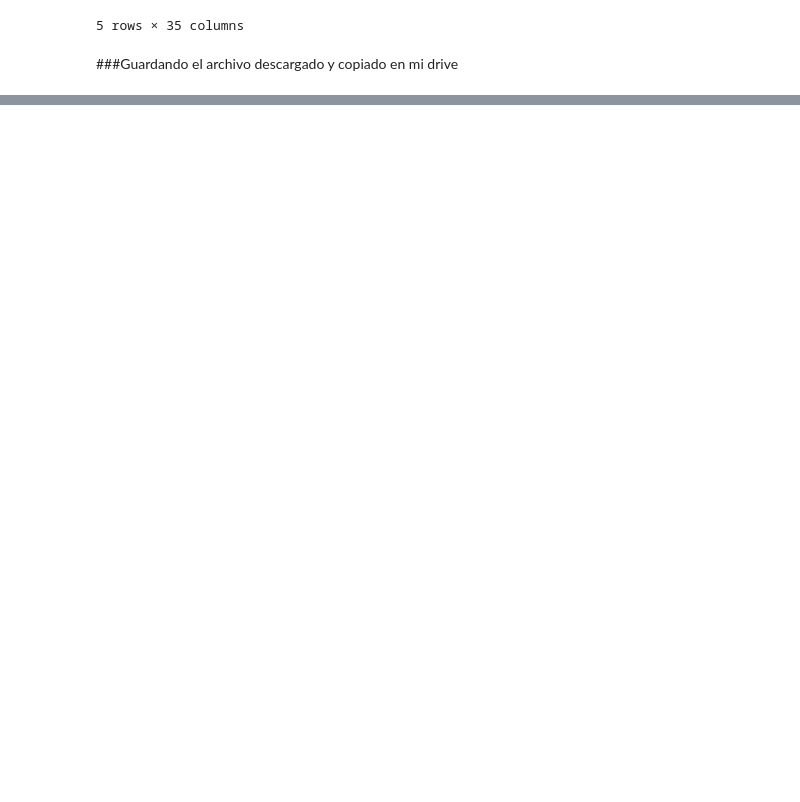
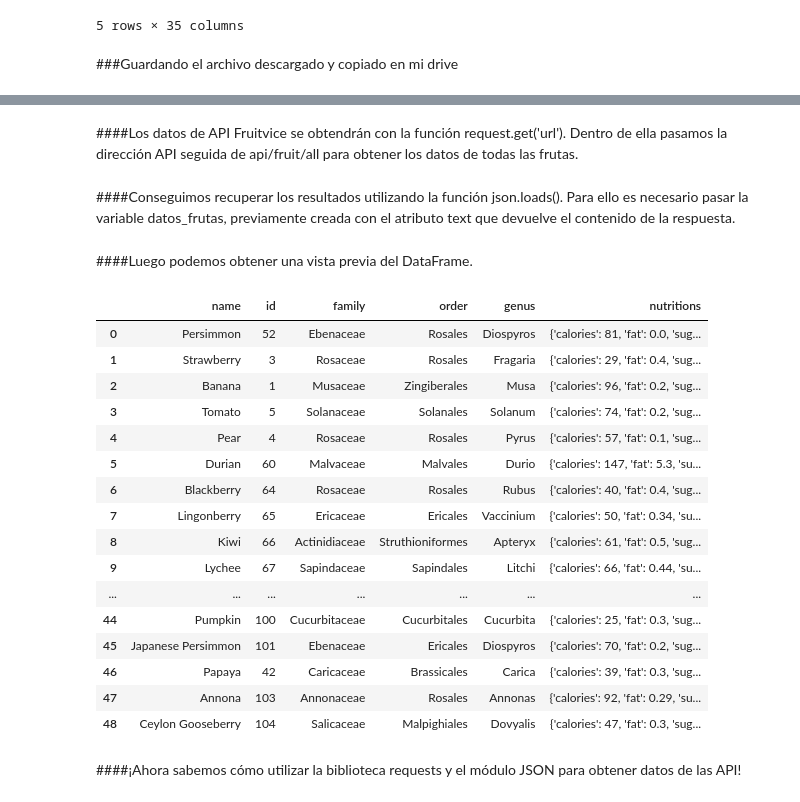
Before and after one commit to AngelTroncoso/Data_Science, a Jupyter notebook: 5_Pandas_Distintos_Formartos_de_Archivos.ipynb, the cells around one changed output, grey strips where cells are left out. Cells and saved outputs as stored; diff of their text form; code cells hidden in the pictures; blank space fills up the shorter version.

```diff
--- a/5_Pandas_Distintos_Formartos_de_Archivos.ipynb
+++ b/5_Pandas_Distintos_Formartos_de_Archivos.ipynb
@@ -299,0 +538,13 @@ datos.to_csv('datos_emisiones_co2.csv', index=False)
+# %%
+#Importando la biblioteca Pandas
+import pandas as pd
+
+#Importando el módulo JSON
+import json
+
+#Leyendo el archivo json usando el módulo Python JSON
+with open('pacientes_2.json','r') as f:
+    datos = json.loads(f.read())
+
+#Normalizando los datos con los parámetros record_path y meta
+pd.json_normalize(datos, record_path='Pacientes', meta=['Investigación', 'Año'])
@@ -299,0 +560,19 @@ datos.to_csv('datos_emisiones_co2.csv', index=False)
+# %%
+#Importando la biblioteca Pandas
+import pandas as pd
+
+#Importando el módulo JSON
+import json
+
+#Leyendo el archivo json usando el módulo Python JSON
+with open('pacientes_2.json','r') as f:
+    datos = json.loads(f.read())
+
+#Normalizando los datos con los parámetros record_path y meta
+pd.json_normalize(datos, record_path='Pacientes', meta=['Investigación', 'Año'])
+
+# Crear un DataFrame a partir de json_list
+df_json_list = pd.DataFrame(json_list)
+
+# Exportar el DataFrame a un archivo JSON
+df_json_list.to_json('yo_asigno_este_nombre.json', index=False)
@@ -299,0 +601,32 @@ datos.to_csv('datos_emisiones_co2.csv', index=False)
+# %% [markdown]
+####Los datos de API Fruitvice se obtendrán con la función request.get('url'). Dentro de ella pasamos la dirección API seguida de api/fruit/all para obtener los datos de todas las frutas.
+# %%
+datos_frutas = requests.get('https://fruityvice.com/api/fruit/all')
+# %% [markdown]
+####Conseguimos recuperar los resultados utilizando la función json.loads(). Para ello es necesario pasar la variable datos_frutas, previamente creada con el atributo text que devuelve el contenido de la respuesta.
+# %%
+resultado = json.loads(datos_frutas.text)
+# %% [markdown]
+####Luego podemos obtener una vista previa del DataFrame.
+# %%
+pd.DataFrame(resultado)
+# %% [output]
+|  | name | id | family | order | genus | nutritions |
+| 0 | Persimmon | 52 | Ebenaceae | Rosales | Diospyros | {'calories': 81, 'fat': 0.0, 'sug... |
+| 1 | Strawberry | 3 | Rosaceae | Rosales | Fragaria | {'calories': 29, 'fat': 0.4, 'sug... |
+| 2 | Banana | 1 | Musaceae | Zingiberales | Musa | {'calories': 96, 'fat': 0.2, 'sug... |
+| 3 | Tomato | 5 | Solanaceae | Solanales | Solanum | {'calories': 74, 'fat': 0.2, 'sug... |
+| 4 | Pear | 4 | Rosaceae | Rosales | Pyrus | {'calories': 57, 'fat': 0.1, 'sug... |
+| 5 | Durian | 60 | Malvaceae | Malvales | Durio | {'calories': 147, 'fat': 5.3, 'su... |
+| 6 | Blackberry | 64 | Rosaceae | Rosales | Rubus | {'calories': 40, 'fat': 0.4, 'sug... |
+| 7 | Lingonberry | 65 | Ericaceae | Ericales | Vaccinium | {'calories': 50, 'fat': 0.34, 'su... |
+| 8 | Kiwi | 66 | Actinidiaceae | Struthioniformes | Apteryx | {'calories': 61, 'fat': 0.5, 'sug... |
+| 9 | Lychee | 67 | Sapindaceae | Sapindales | Litchi | {'calories': 66, 'fat': 0.44, 'su... |
+| ... | ... | ... | ... | ... | ... | ... |
+| 44 | Pumpkin | 100 | Cucurbitaceae | Cucurbitales | Cucurbita | {'calories': 25, 'fat': 0.3, 'sug... |
+| 45 | Japanese Persimmon | 101 | Ebenaceae | Ericales | Diospyros | {'calories': 70, 'fat': 0.2, 'sug... |
+| 46 | Papaya | 42 | Caricaceae | Brassicales | Carica | {'calories': 39, 'fat': 0.3, 'sug... |
+| 47 | Annona | 103 | Annonaceae | Rosales | Annonas | {'calories': 92, 'fat': 0.29, 'su... |
+| 48 | Ceylon Gooseberry | 104 | Salicaceae | Malpighiales | Dovyalis | {'calories': 47, 'fat': 0.3, 'sug... |
+# %% [markdown]
+####¡Ahora sabemos cómo utilizar la biblioteca requests y el módulo JSON para obtener datos de las API!
```
Also changed, not shown: parts of 45 cells of this notebook.
